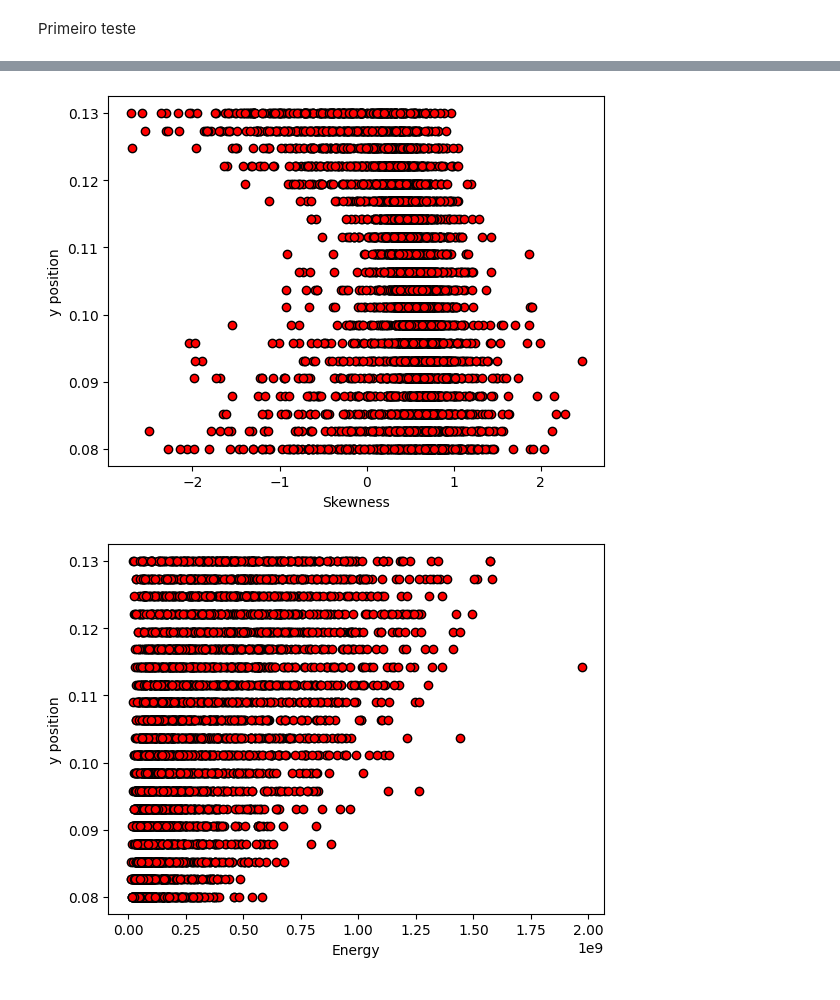
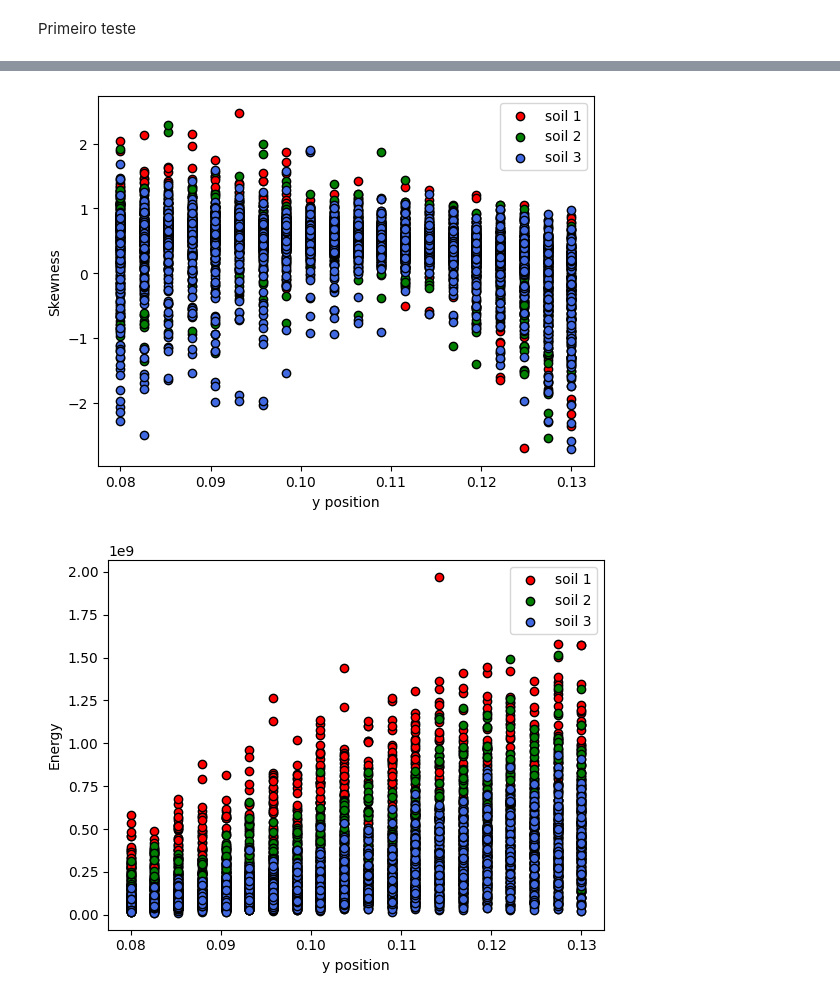
Before and after one commit to andrefsr/Machine-Learning-on-detection-of-buried-cylinders-via-GPR, a Jupyter notebook: sec_sim/machine_learning/data_analysis.ipynb, the cells around one changed output, grey strips where cells are left out. Cells and saved outputs as stored; diff of their text form; code cells hidden in the pictures.

```diff
--- a/sec_sim/machine_learning/data_analysis.ipynb
+++ b/sec_sim/machine_learning/data_analysis.ipynb
@@ -152,18 +176,35 @@ plt.show()
 # %%
-y_posy = df_labels['pos_y']
+df = pd.read_csv('databasev3.csv')
+
+x = df[['skewness','energy']]
+y_rad = df['pos_y']
+
+x1 = x[df['soil_type']==1]
+x2 = x[df['soil_type']==2]
+x3 = x[df['soil_type']==3]
+
+y1 = y_rad[df['soil_type']==1]
+y2 = y_rad[df['soil_type']==2]
+y3 = y_rad[df['soil_type']==3]
 
 plt.figure()
-plt.xlabel('Skewness')
-plt.ylabel('y position')
-plt.scatter(x['skewness'],y_posy,color='red',edgecolors='black')
+plt.ylabel('Skewness')
+plt.xlabel('y position')
+plt.scatter(y1,x1['skewness'],color='red',edgecolors='black',label='soil 1')
+plt.scatter(y2,x2['skewness'],color='green',edgecolors='black',label='soil 2')
+plt.scatter(y3,x3['skewness'],color='royalblue',edgecolors='black',label='soil 3')
+plt.legend()
 plt.show()
 
 plt.figure()
-plt.xlabel('Energy')
-plt.ylabel('y position')
-plt.scatter(x['energy'],y_posy,color='red',edgecolors='black')
+plt.ylabel('Energy')
+plt.xlabel('y position')
+plt.scatter(y1,x1['energy'],color='red',edgecolors='black',label='soil 1')
+plt.scatter(y2,x2['energy'],color='green',edgecolors='black',label='soil 2')
+plt.scatter(y3,x3['energy'],color='royalblue',edgecolors='black',label='soil 3')
+plt.legend()
 plt.show()
 # %% [output]
-[figure, old version]
+[figure, new version]
-[figure, old version]
+[figure, new version]
 # %%
```
Also changed, not shown: parts of 6 cells of this notebook.
